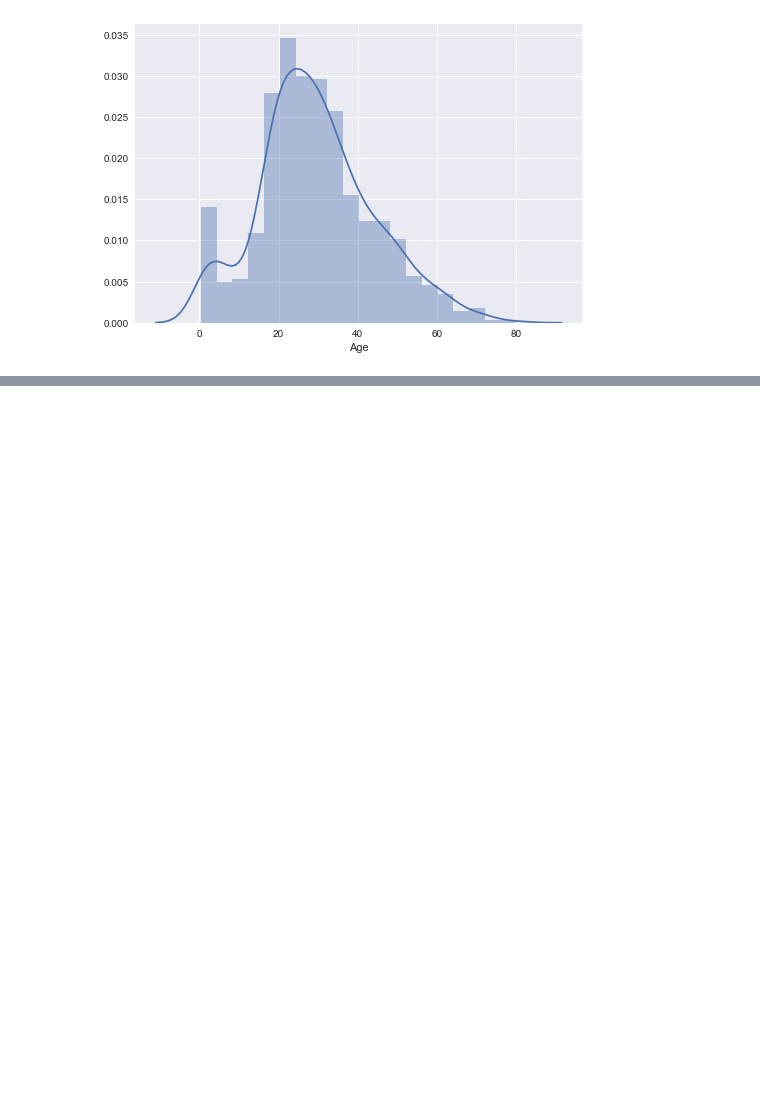
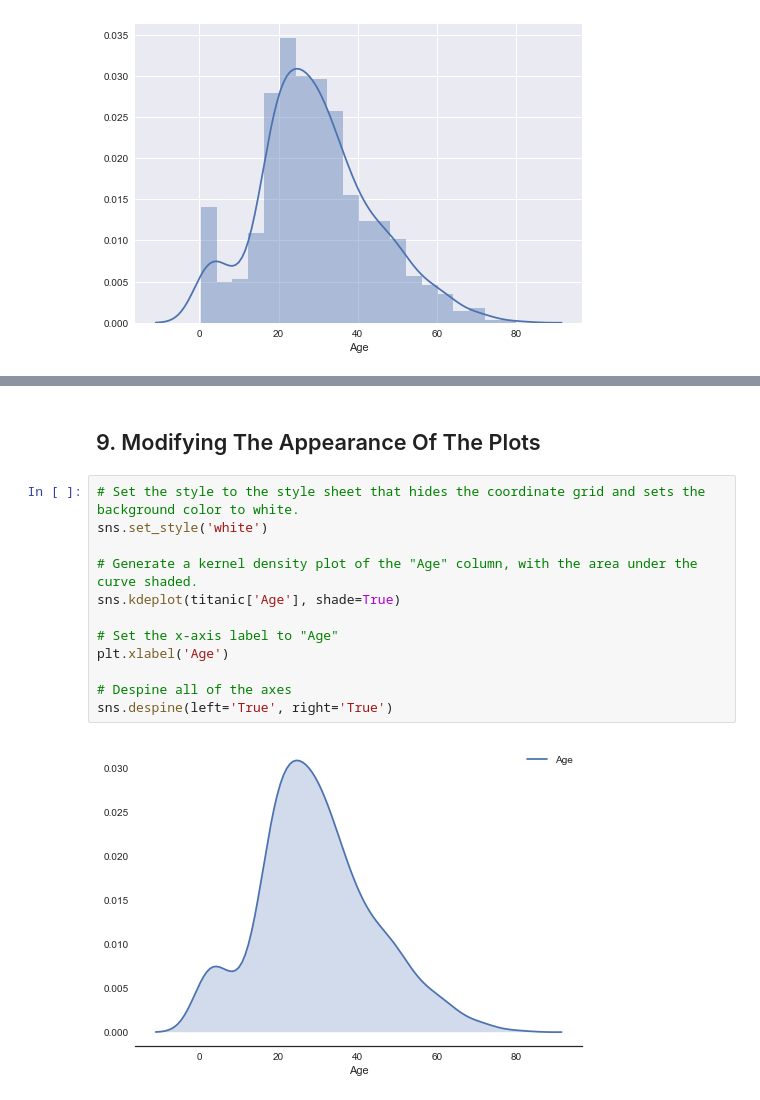
Before and after one commit to KiemNguyen/data-science, a Jupyter notebook: data-analysis-and-visualization /storytelling-through-data-visualization/Storytelling Through Data Visualization.ipynb, the cells around one changed output, grey strips where cells are left out. Saved outputs shown, nothing was run; the diff lists cells and outputs as text; blank space fills up the shorter version.

```diff
--- a/data-analysis-and-visualization /storytelling-through-data-visualization/Storytelling Through Data Visualization.ipynb
+++ b/data-analysis-and-visualization /storytelling-through-data-visualization/Storytelling Through Data Visualization.ipynb
@@ -102,0 +109,16 @@ plt.show()
+# %% [markdown]
+## 9. Modifying The Appearance Of The Plots
+# %%
+# Set the style to the style sheet that hides the coordinate grid and sets the background color to white.
+sns.set_style('white')
+
+# Generate a kernel density plot of the "Age" column, with the area under the curve shaded.
+sns.kdeplot(titanic['Age'], shade=True)
+
+# Set the x-axis label to "Age"
+plt.xlabel('Age')
+
+# Despine all of the axes
+sns.despine(left='True', right='True')
+# %% [output]
+[figure, added]
```
Also changed, not shown: parts of 3 cells of this notebook.
